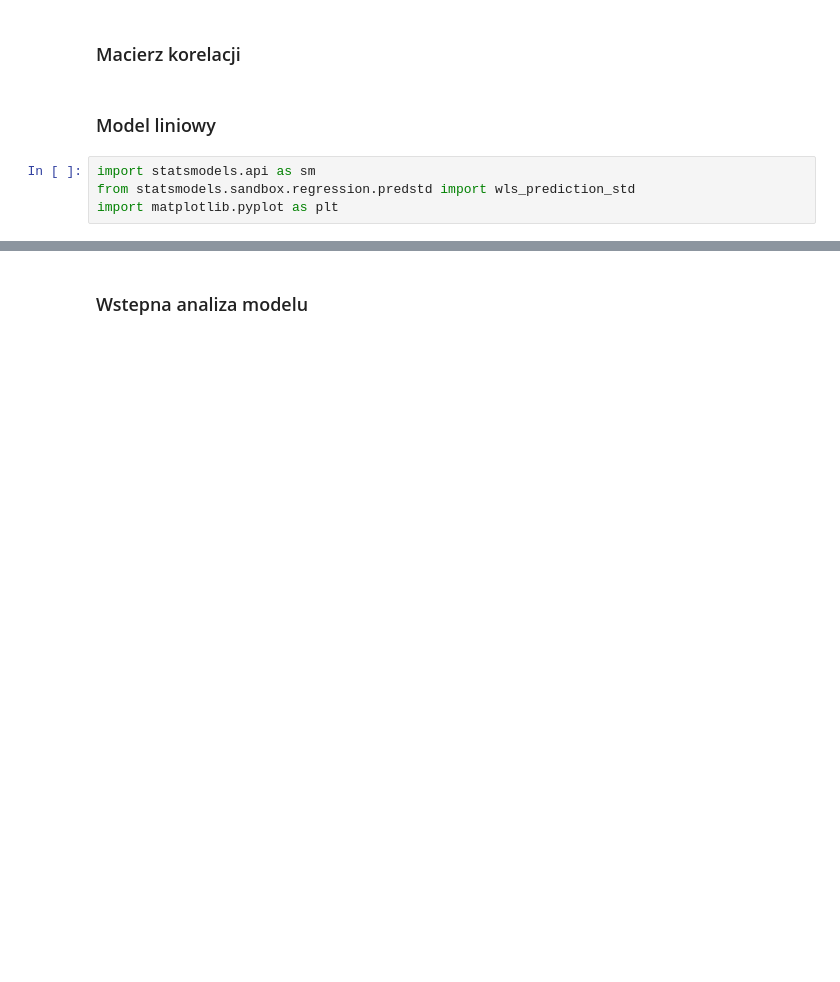
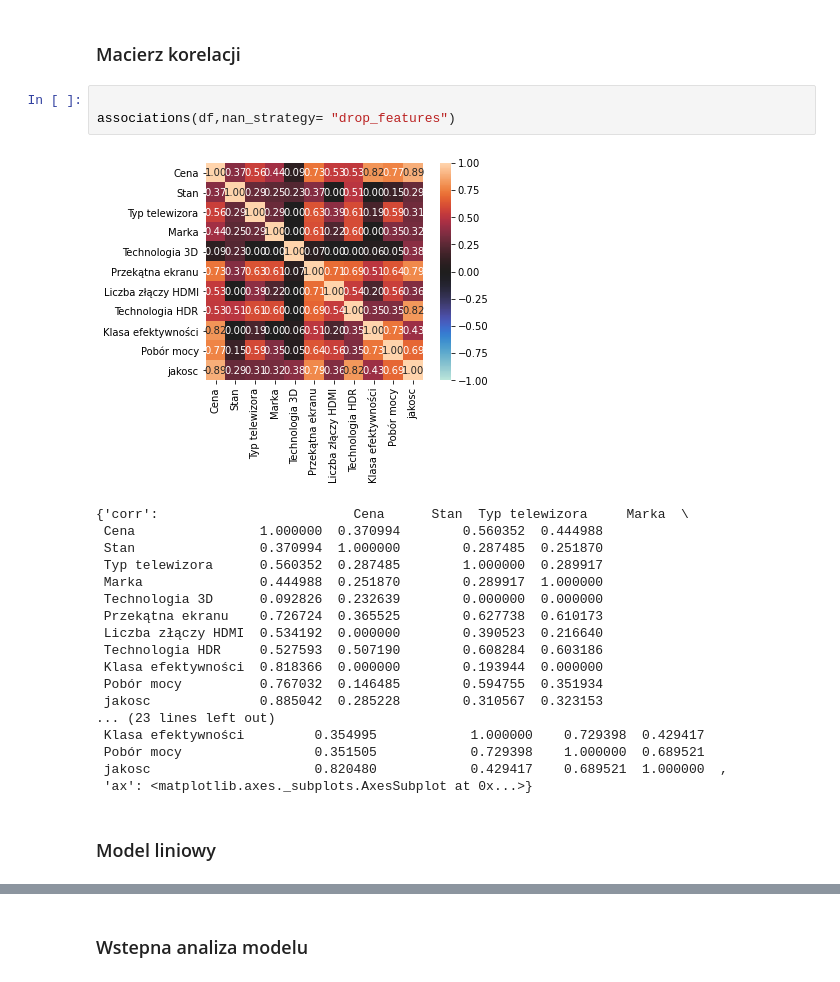
Before and after one commit to skuam/GUSAPI_to_csv, a Jupyter notebook: ProjektEkonometria.ipynb, the cells around one changed output, grey strips where cells are left out. Cells and saved outputs as stored; diff of their text form; blank space fills up the shorter version.

```diff
--- a/ProjektEkonometria.ipynb
+++ b/ProjektEkonometria.ipynb
@@ -217,9 +231,27 @@ df.loc[df["Klasa efektywności"] == "D"]
 # %% [markdown]
 <h3>Macierz korelacji
+# %%
+
+associations(df,nan_strategy= "drop_features")
+# %% [output]
+[figure, added]
+{'corr':                         Cena      Stan  Typ telewizora     Marka  \
+ Cena                1.000000  0.370994        0.560352  0.444988
+ Stan                0.370994  1.000000        0.287485  0.251870
+ Typ telewizora      0.560352  0.287485        1.000000  0.289917
+ Marka               0.444988  0.251870        0.289917  1.000000
+ Technologia 3D      0.092826  0.232639        0.000000  0.000000
+ Przekątna ekranu    0.726724  0.365525        0.627738  0.610173
+ Liczba złączy HDMI  0.534192  0.000000        0.390523  0.216640
+ Technologia HDR     0.527593  0.507190        0.608284  0.603186
+ Klasa efektywności  0.818366  0.000000        0.193944  0.000000
+ Pobór mocy          0.767032  0.146485        0.594755  0.351934
+ jakosc              0.885042  0.285228        0.310567  0.323153
+... (23 lines left out)
+ Klasa efektywności         0.354995            1.000000    0.729398  0.429417
+ Pobór mocy                 0.351505            0.729398    1.000000  0.689521
+ jakosc                     0.820480            0.429417    0.689521  1.000000  ,
+ 'ax': <matplotlib.axes._subplots.AxesSubplot at 0x...>}
 # %% [markdown]
 <h3>Model liniowy
-# %%
-import statsmodels.api as sm
-from statsmodels.sandbox.regression.predstd import wls_prediction_std
-import matplotlib.pyplot as plt
 # %%
```
Also changed, not shown: parts of 20 cells of this notebook.
